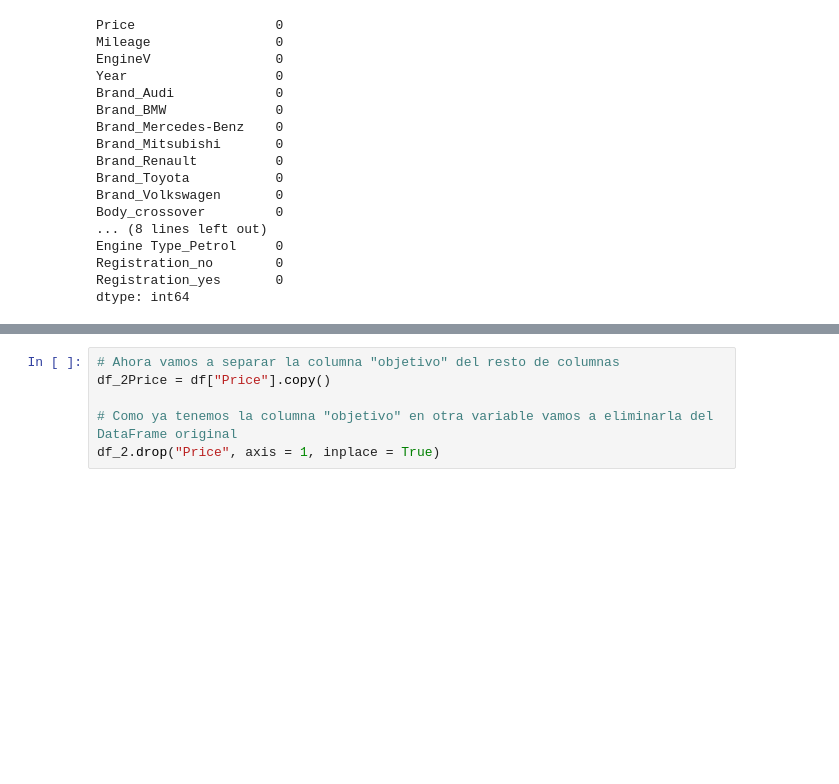
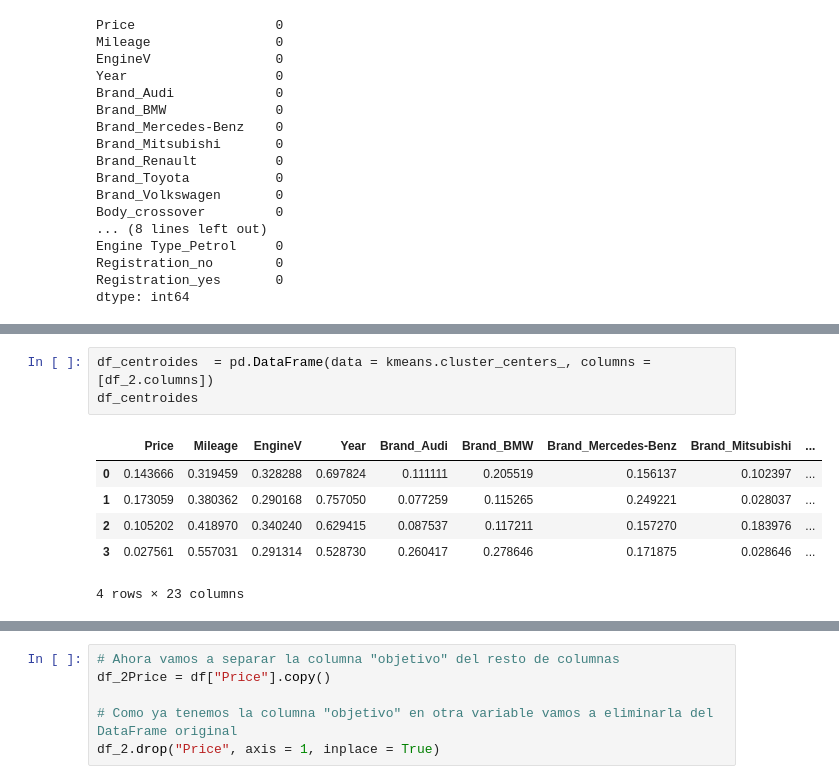
Before and after one commit to Vengador1987/Machine-Learning, a Jupyter notebook: Ejemplo_regresión_multi_lineal_Grupo1.ipynb, the cells around one changed output, grey strips where cells are left out. Cells and saved outputs as stored; diff of their text form; blank space fills up the shorter version.

```diff
--- a/Ejemplo_regresión_multi_lineal_Grupo1.ipynb
+++ b/Ejemplo_regresión_multi_lineal_Grupo1.ipynb
@@ -285,0 +401,10 @@ dtype: int64
+# %%
+df_centroides  = pd.DataFrame(data = kmeans.cluster_centers_, columns = [df_2.columns])
+df_centroides
+# %% [output]
+|  | Price | Mileage | EngineV | Year | Brand_Audi | Brand_BMW | Brand_Mercedes-Benz | Brand_Mitsubishi | ... |
+| 0 | 0.143666 | 0.319459 | 0.328288 | 0.697824 | 0.111111 | 0.205519 | 0.156137 | 0.102397 | ... |
+| 1 | 0.173059 | 0.380362 | 0.290168 | 0.757050 | 0.077259 | 0.115265 | 0.249221 | 0.028037 | ... |
+| 2 | 0.105202 | 0.418970 | 0.340240 | 0.629415 | 0.087537 | 0.117211 | 0.157270 | 0.183976 | ... |
+| 3 | 0.027561 | 0.557031 | 0.291314 | 0.528730 | 0.260417 | 0.278646 | 0.171875 | 0.028646 | ... |
+4 rows × 23 columns
```
Also changed, not shown: parts of 32 cells of this notebook, 7 other files.
